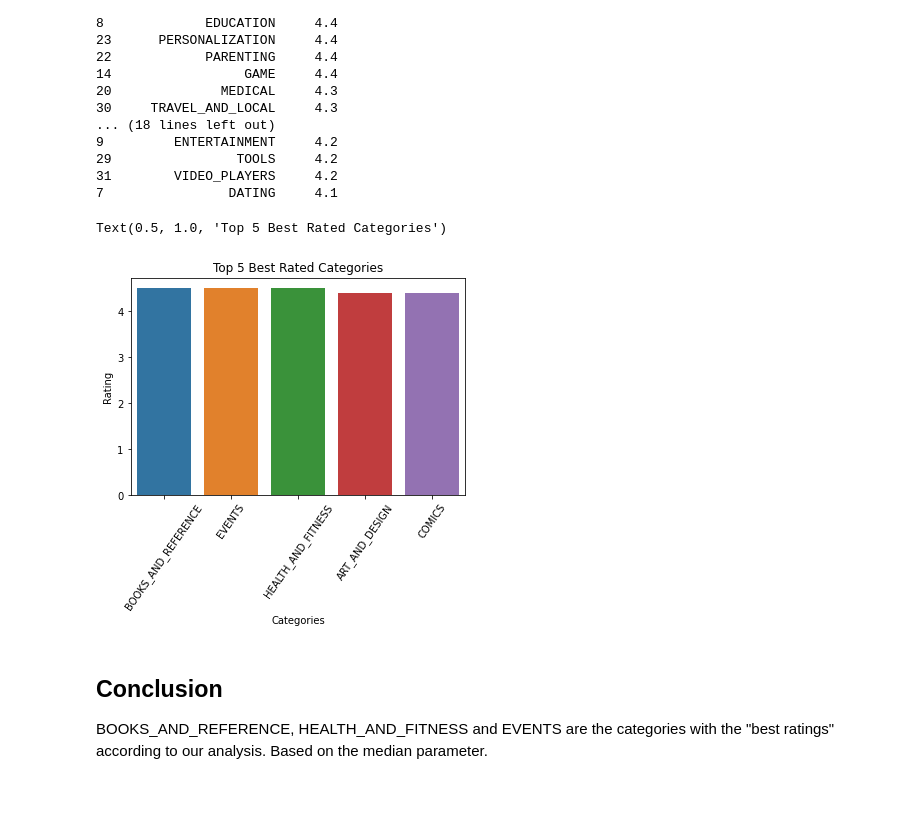
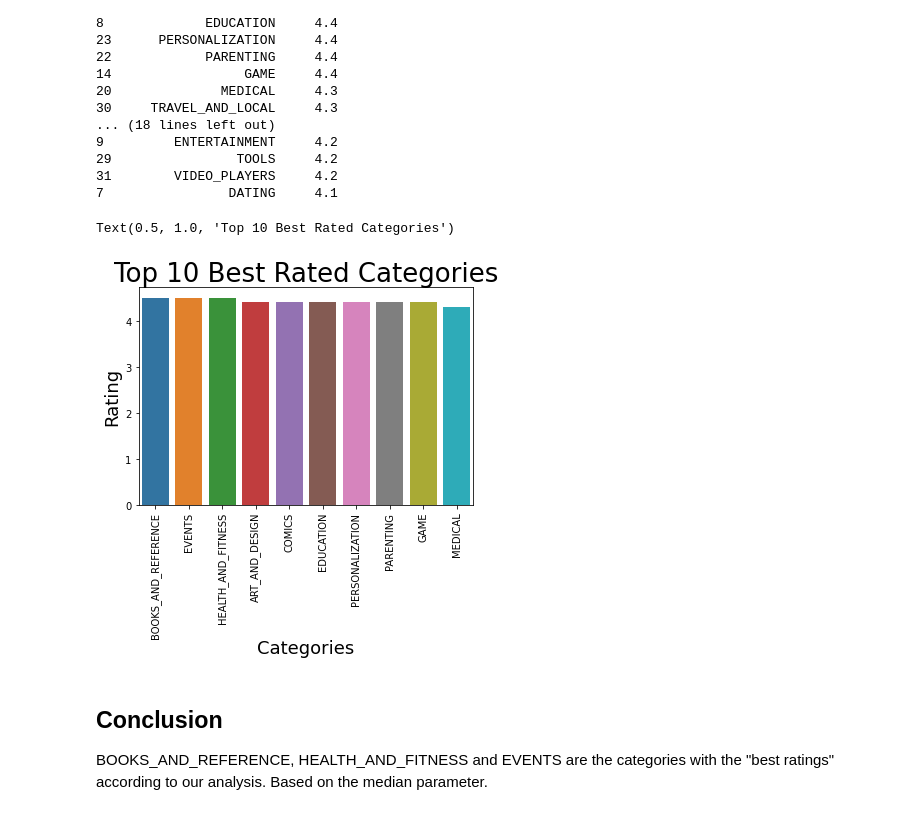
Before and after one commit to adcm2292/mod1-case-study-eda, a Jupyter notebook: workbook.ipynb, the cells around one changed output. Drawn from its saved outputs; the diff is of its cells as text; code cells hidden in the pictures.

```diff
--- a/workbook.ipynb
+++ b/workbook.ipynb
@@ -118,6 +118,7 @@ Name: Reviews, dtype: object
 It's just reading it as 'object', which doesn't tell us very much. To be sure let's apply a function to change it to numeric type.
 # %%
 google_play_df['Reviews']=pd.to_numeric(google_play_df['Reviews'])
+google_play_df['Rating']=pd.to_numeric(google_play_df['Rating'])
 # %% [markdown]
 ## Now to finally answer our question, we measure our "Reviews" using the median.
 # %%
@@ -147,17 +148,17 @@ print(best_ratings)
 # %%
 import matplotlib.pyplot as plt
 import seaborn as sns
 %matplotlib inline
 
-graph1 = sns.barplot(best_ratings[:5].Category, best_ratings[:5].Rating)
-graph1.set_xlabel("Categories")
-graph1.set_ylabel("Rating")
-graph1.set_xticklabels(graph1.get_xticklabels(),rotation=55)
+graph1 = sns.barplot(best_ratings[:10].Category, best_ratings[:10].Rating)
+graph1.set_xlabel("Categories", size=18, labelpad=True,)
+graph1.set_ylabel("Rating", size=18)
+graph1.set_xticklabels(graph1.get_xticklabels(),rotation=90)
 graph1.set_autoscale_on
-graph1.set_title("Top 5 Best Rated Categories")
+graph1.set_title("Top 10 Best Rated Categories", size=26)
 # %% [output]
-Text(0.5, 1.0, 'Top 5 Best Rated Categories')
+Text(0.5, 1.0, 'Top 10 Best Rated Categories')
-[figure, old version]
+[figure, new version]
 # %% [markdown]
 ## Conclusion
 BOOKS_AND_REFERENCE, HEALTH_AND_FITNESS and EVENTS are the categories with the "best ratings" according to our analysis. Based on the median parameter.
```
